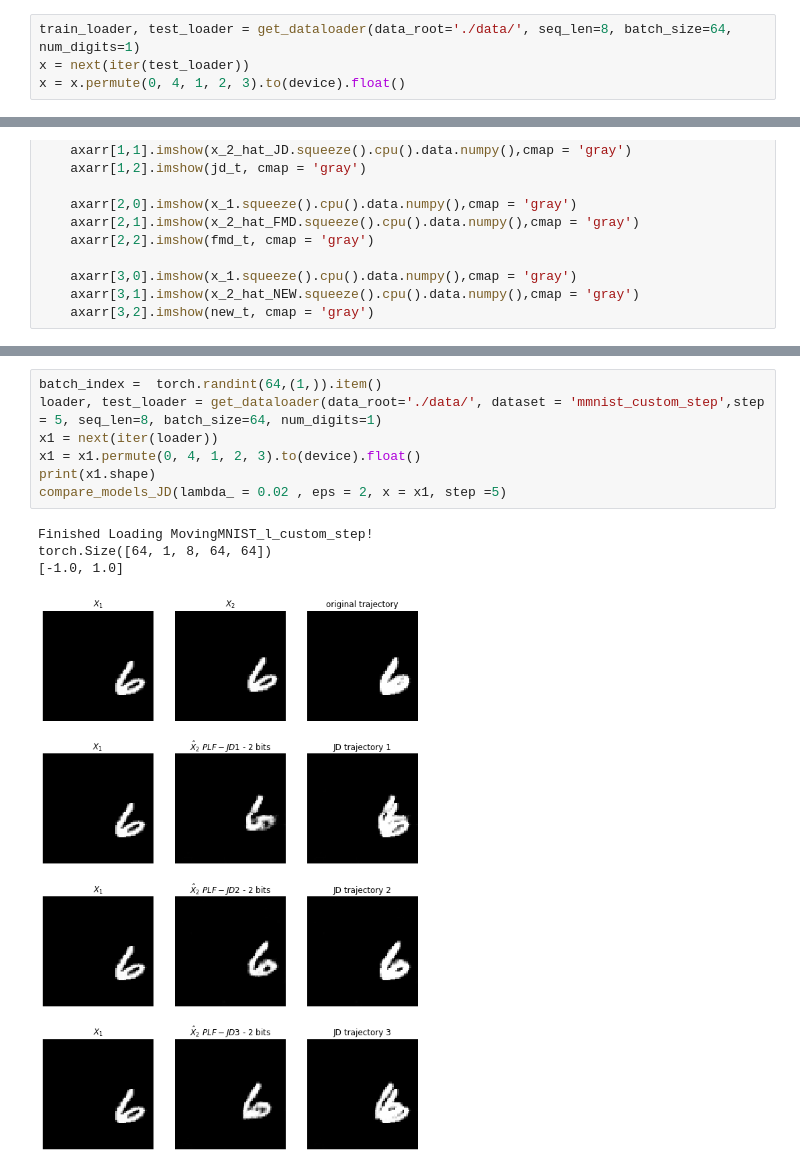
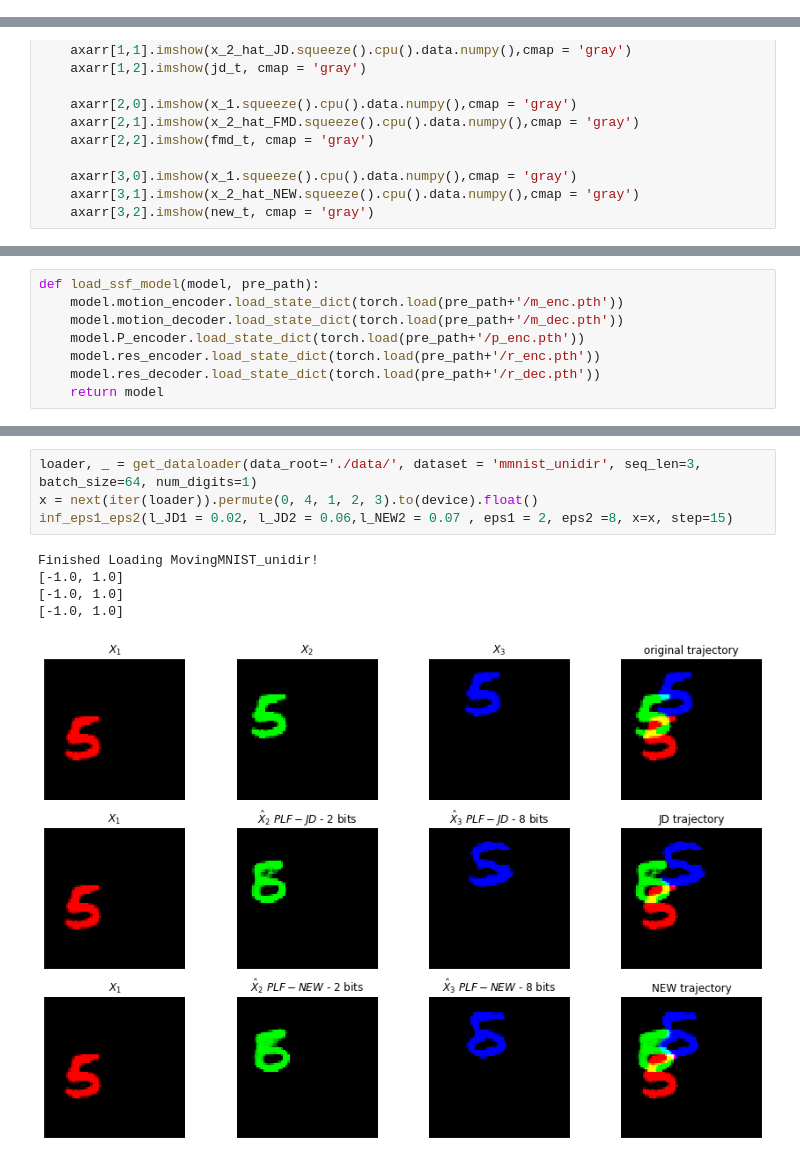
Before and after one commit to jadick/URDP_flow, a Jupyter notebook: Plots.ipynb, the cells around one changed output, grey strips where cells are left out. Saved outputs shown, nothing was run; the diff lists cells and outputs as text.

Commit message:
new datasets

```diff
--- a/Plots.ipynb
+++ b/Plots.ipynb
@@ -268,7 +254,3 @@ def compare_or_plf(x, PLF = 'NEW', eps = 12, lambda_ = 0.01, gen_x_1_hat = True,
     plot_or_plf(x_1,x_2,x_1_hat_,x_2_hat, eps, PLF)
 
     return x_1_hat, x_ref
-# %%
-train_loader, test_loader = get_dataloader(data_root='./data/', seq_len=8, batch_size=64, num_digits=1)
-x = next(iter(test_loader))
-x = x.permute(0, 4, 1, 2, 3).to(device).float()
@@ -518,0 +548,8 @@ def compare_models_FMD(lambda_ = 0.0 , eps = 2, x = 0, step =5):
+# %%
+def load_ssf_model(model, pre_path):
+    model.motion_encoder.load_state_dict(torch.load(pre_path+'/m_enc.pth'))
+    model.motion_decoder.load_state_dict(torch.load(pre_path+'/m_dec.pth'))
+    model.P_encoder.load_state_dict(torch.load(pre_path+'/p_enc.pth'))
+    model.res_encoder.load_state_dict(torch.load(pre_path+'/r_enc.pth'))
+    model.res_decoder.load_state_dict(torch.load(pre_path+'/r_dec.pth'))
+    return model
@@ -519,12 +657,10 @@ def compare_models_FMD(lambda_ = 0.0 , eps = 2, x = 0, step =5):
 # %%
-batch_index =  torch.randint(64,(1,)).item()
-loader, test_loader = get_dataloader(data_root='./data/', dataset = 'mmnist_custom_step',step = 5, seq_len=8, batch_size=64, num_digits=1)
-x1 = next(iter(loader))
-x1 = x1.permute(0, 4, 1, 2, 3).to(device).float()
-print(x1.shape)
-compare_models_JD(lambda_ = 0.02 , eps = 2, x = x1, step =5)
+loader, _ = get_dataloader(data_root='./data/', dataset = 'mmnist_unidir', seq_len=3, batch_size=64, num_digits=1)
+x = next(iter(loader)).permute(0, 4, 1, 2, 3).to(device).float()
+inf_eps1_eps2(l_JD1 = 0.02, l_JD2 = 0.06,l_NEW2 = 0.07 , eps1 = 2, eps2 =8, x=x, step=15)
 # %% [output]
-Finished Loading MovingMNIST_l_custom_step!
-torch.Size([64, 1, 8, 64, 64])
+Finished Loading MovingMNIST_unidir!
 [-1.0, 1.0]
+[-1.0, 1.0]
+[-1.0, 1.0]
-[figure, old version]
+[figure, new version]
```
Also changed, not shown: parts of 30 cells of this notebook, 59 other files.
